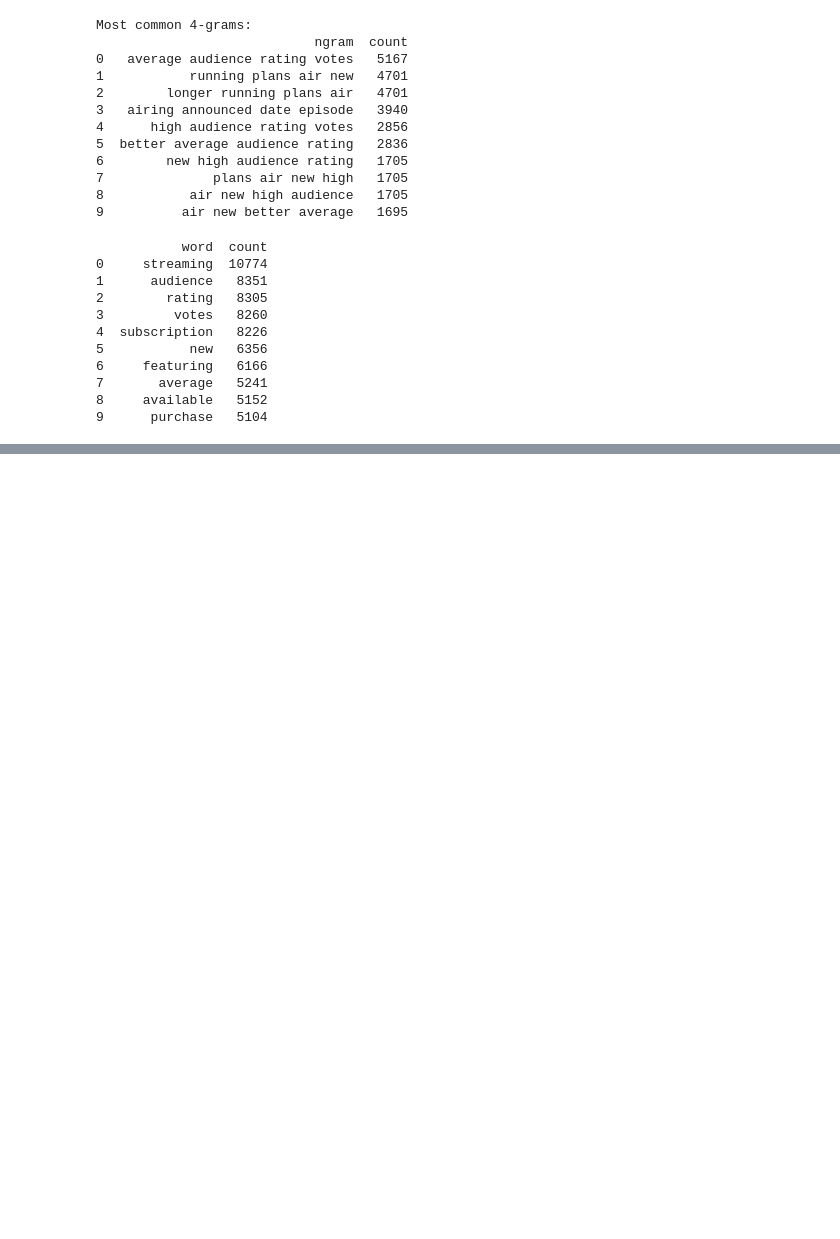
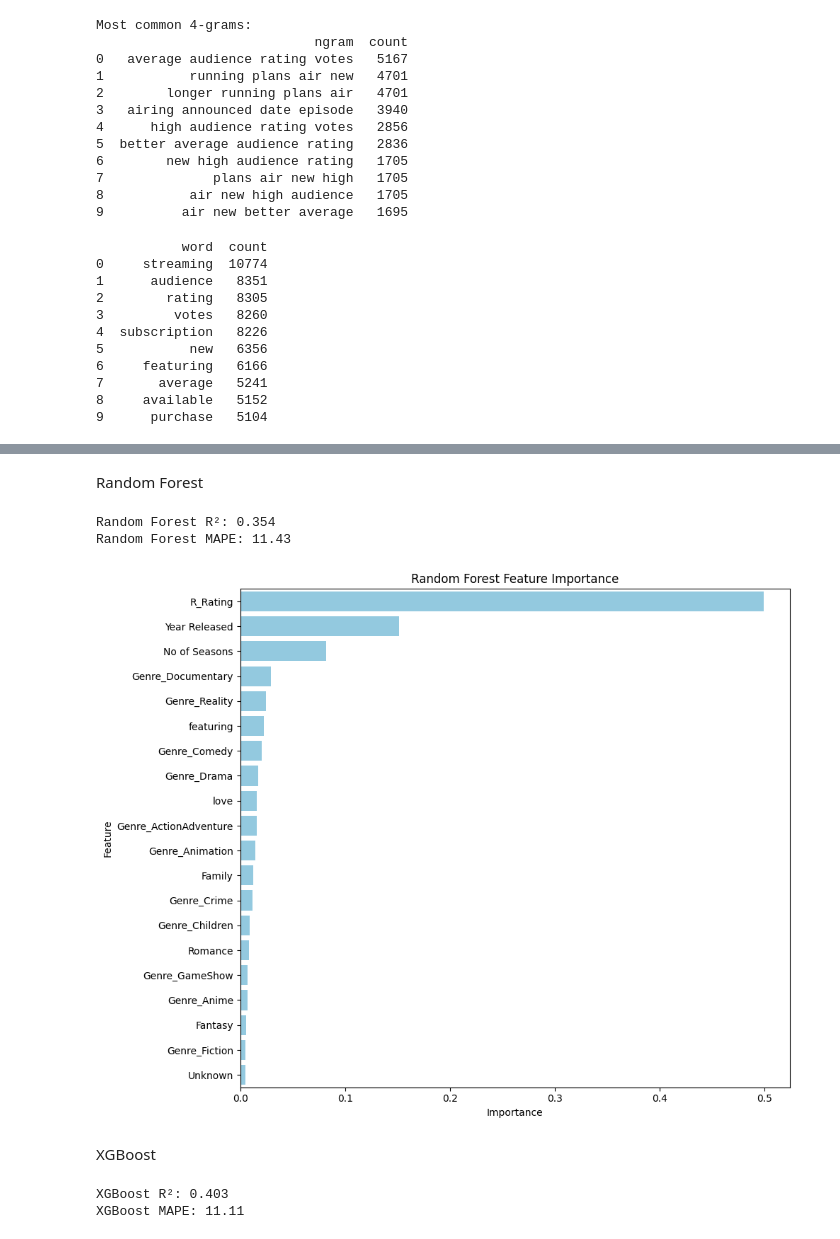
Before and after one commit to ayeti82/Reproducible-Research-Project, a Jupyter notebook: Updated Script - Python.ipynb, the cells around one changed output, grey strips where cells are left out. Saved outputs shown, nothing was run; the diff lists cells and outputs as text; code cells hidden in the pictures; blank space fills up the shorter version.

Commit message:
Adding ML models to python script

```diff
--- a/Updated Script - Python.ipynb
+++ b/Updated Script - Python.ipynb
@@ -669,0 +728,32 @@ BIC cont_ratio: 24215.47234009707
+# %%
+X = df_model.drop(columns='IMDB Rating')
+y = df_model['IMDB Rating']
+# %%
+X_train, X_test, y_train, y_test = train_test_split(X, y, test_size=0.2, random_state=123)
+# %% [markdown]
+Random Forest
+# %%
+rf_model = RandomForestRegressor(n_estimators=500, random_state=123)
+rf_model.fit(X_train, y_train)
+rf_preds = rf_model.predict(X_test)
+# %%
+print("Random Forest R²:", round(r2_score(y_test, rf_preds), 3))
+print("Random Forest MAPE:", round(mean_absolute_percentage_error(y_test, rf_preds) * 100, 2))
+# %% [output]
+Random Forest R²: 0.354
+Random Forest MAPE: 11.43
+# %%
+rf_importances = pd.DataFrame({
+    'Feature': X.columns,
+    'Importance': rf_model.feature_importances_
+}).sort_values(by='Importance', ascending=False)
+# %%
+plt.figure(figsize=(10, 8))
+sns.barplot(data=rf_importances.head(20), x='Importance', y='Feature', color='skyblue')
+plt.title('Random Forest Feature Importance')
+plt.tight_layout()
+plt.show()
+# %% [output]
+[figure, added]
+# %% [markdown]
+XGBoost
@@ -669,0 +764,6 @@ BIC cont_ratio: 24215.47234009707
+# %%
+print("XGBoost R²:", round(r2_score(y_test, xgb_preds), 3))
+print("XGBoost MAPE:", round(mean_absolute_percentage_error(y_test, xgb_preds) * 100, 2))
+# %% [output]
+XGBoost R²: 0.403
+XGBoost MAPE: 11.11
```
Also changed, not shown: parts of 18 cells of this notebook.
